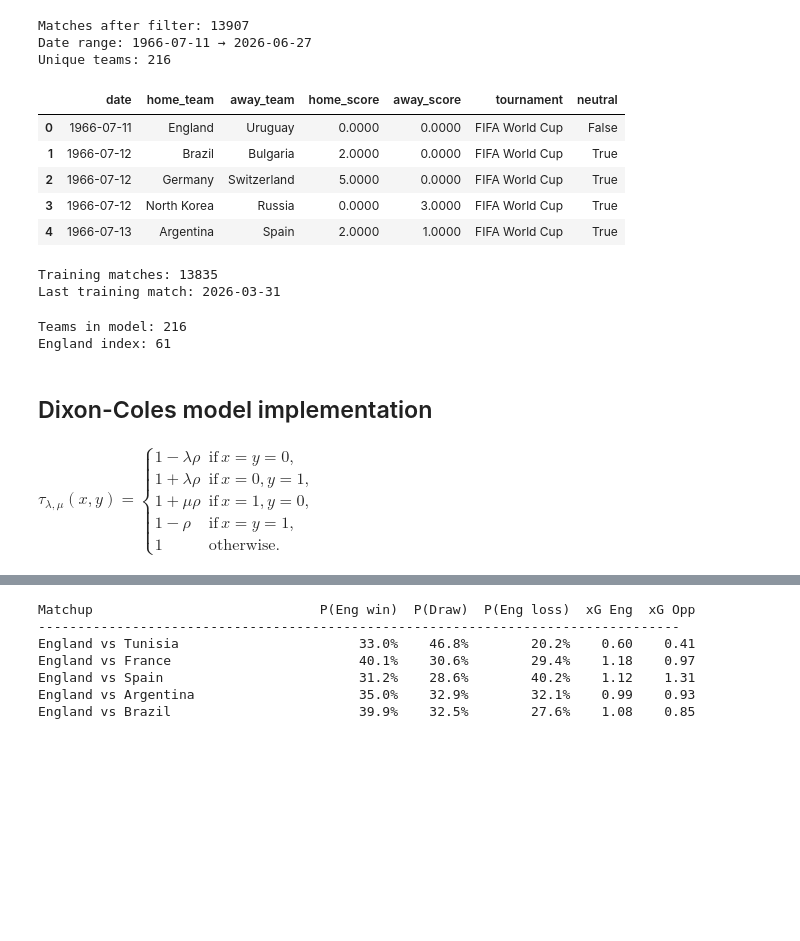
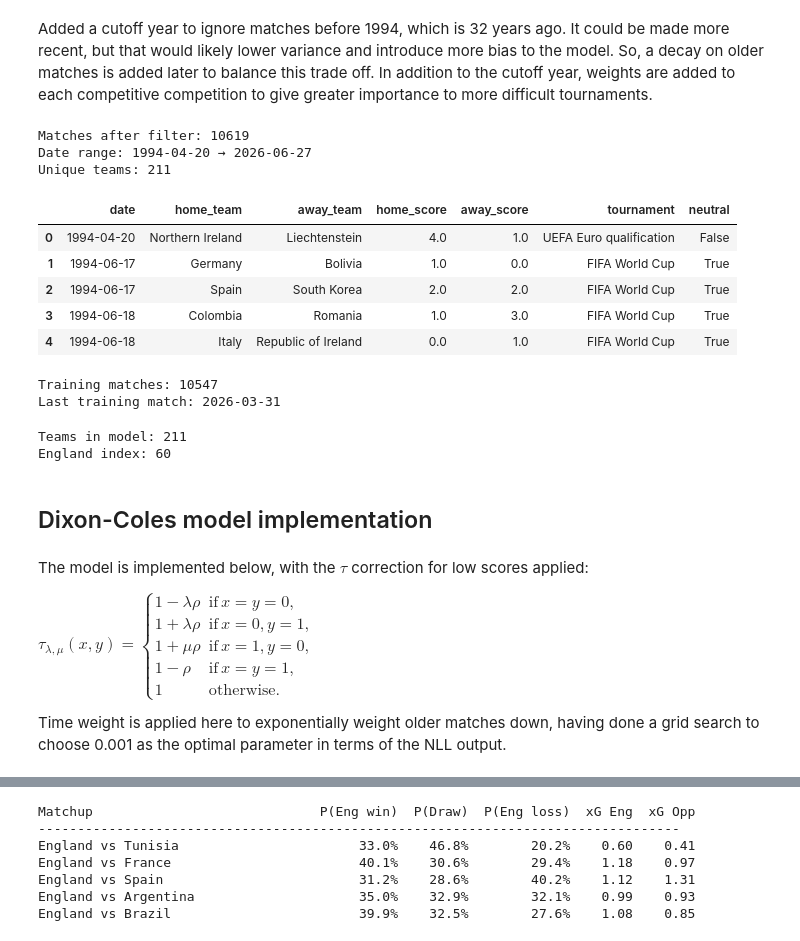
Before and after one commit to adam-a-k/world-cup-2026-predictor, a Jupyter notebook: notebooks/prediction.ipynb, the cells around one changed output, grey strips where cells are left out. Drawn from its saved outputs; the diff is of its cells as text; code cells hidden in the pictures; blank space fills up the shorter version.

```diff
--- a/notebooks/prediction.ipynb
+++ b/notebooks/prediction.ipynb
@@ -36,43 +36,46 @@ results
 | 49475 | 2026-06-27 | Panama | England | NaN | NaN | FIFA World Cup | East Rutherford | United States | True |
 | 49476 | 2026-06-27 | Croatia | Ghana | NaN | NaN | FIFA World Cup | Philadelphia | United States | True |
 49477 rows × 9 columns
+# %% [markdown]
+Added a cutoff year to ignore matches before 1994, which is 32 years ago. It could be made more recent, but that would likely lower variance and introduce more bias to the model. So, a decay on older matches is added later to balance this trade off.
+In addition to the cutoff year, weights are added to each competitive competition to give greater importance to more difficult tournaments.
 # %%
 results["date"] = pd.to_datetime(results["date"])
 
-CUTOFF_YEAR = 1966
+CUTOFF_YEAR = 1994
 
 COMPETITIVE = {
     "FIFA World Cup":3.0,
     "FIFA World Cup qualification":1.5,
     "UEFA Euro":2.5,
     "UEFA Euro qualification":1.0,
     "Copa América":2.5,
     "CONMEBOL World Cup qualification":1.0,
     "CAF World Cup qualification":1.0,
     "AFC World Cup qualification":1.0,
     "CONCACAF World Cup qualification":1.0,
     "OFC World Cup qualification":1.0,
     "UEFA Nations League":2.0,
     "AFC Asian Cup":1.0,
     "Africa Cup of Nations":1.0,
     "CONCACAF Gold Cup":1.0,
 }
 
 df = results[(results["date"].dt.year >= CUTOFF_YEAR) & (results["tournament"].isin(COMPETITIVE))].copy().reset_index(drop=True)
 print(f"Matches after filter: {len(df)}")
 print(f"Date range: {df['date'].min().date()} → {df['date'].max().date()}")
 print(f"Unique teams: {pd.unique(pd.concat([df['home_team'], df['away_team']])).shape[0]}")
 df[["date","home_team","away_team","home_score","away_score","tournament","neutral"]].head()
 # %% [output]
-Matches after filter: 13907
-Date range: 1966-07-11 → 2026-06-27
-Unique teams: 216
+Matches after filter: 10619
+Date range: 1994-04-20 → 2026-06-27
+Unique teams: 211
 |  | date | home_team | away_team | home_score | away_score | tournament | neutral |
-| 0 | 1966-07-11 | England | Uruguay | 0.0000 | 0.0000 | FIFA World Cup | False |
-| 1 | 1966-07-12 | Brazil | Bulgaria | 2.0000 | 0.0000 | FIFA World Cup | True |
-| 2 | 1966-07-12 | Germany | Switzerland | 5.0000 | 0.0000 | FIFA World Cup | True |
-| 3 | 1966-07-12 | North Korea | Russia | 0.0000 | 3.0000 | FIFA World Cup | True |
-| 4 | 1966-07-13 | Argentina | Spain | 2.0000 | 1.0000 | FIFA World Cup | True |
+| 0 | 1994-04-20 | Northern Ireland | Liechtenstein | 4.0 | 1.0 | UEFA Euro qualification | False |
+| 1 | 1994-06-17 | Germany | Bolivia | 1.0 | 0.0 | FIFA World Cup | True |
+| 2 | 1994-06-17 | Spain | South Korea | 2.0 | 2.0 | FIFA World Cup | True |
+| 3 | 1994-06-18 | Colombia | Romania | 1.0 | 3.0 | FIFA World Cup | True |
+| 4 | 1994-06-18 | Italy | Republic of Ireland | 0.0 | 1.0 | FIFA World Cup | True |
 # %%
 WC_START = pd.Timestamp("2026-06-11")
 train = df[df["date"] < WC_START].copy()
@@ -84,7 +87,7 @@ matches_played = home_counts.add(away_counts, fill_value=0).astype(int).to_dict(
 print(f"Training matches: {len(train)}")
 print(f"Last training match: {train['date'].max().date()}")
 # %% [output]
-Training matches: 13835
+Training matches: 10547
 Last training match: 2026-03-31
 # %%
 all_teams = sorted(pd.unique(pd.concat([train["home_team"], train["away_team"]])))
@@ -93,5 +96,5 @@ n_teams = len(all_teams)
 print(f"Teams in model: {n_teams}")
 print("England index:", team_index.get("England", "NOT FOUND"))
 # %% [output]
-Teams in model: 216
-England index: 61
+Teams in model: 211
+England index: 60
@@ -98,9 +133,13 @@ England index: 61
 # %% [markdown]
 ## Dixon-Coles model implementation
 # %% [markdown]
+The model is implemented below, with the $\tau$ correction for low scores applied:
+
 $\tau_{\lambda, \mu}(x,y) = \begin{cases} 1-\lambda\rho & \text{if}\, x = y = 0, \\
 1+\lambda\rho & \text{if}\, x=0, y=1,\\
 1+\mu\rho & \text{if}\, x=1, y=0, \\
 1-\rho & \text{if}\, x=y=1,\\
 1 & \text{otherwise.} \end{cases}$
+
+Time weight is applied here to exponentially weight older matches down, having done a grid search to choose 0.001 as the optimal parameter in terms of the NLL output.
 # %%
```
Also changed, not shown: parts of 7 cells of this notebook.
